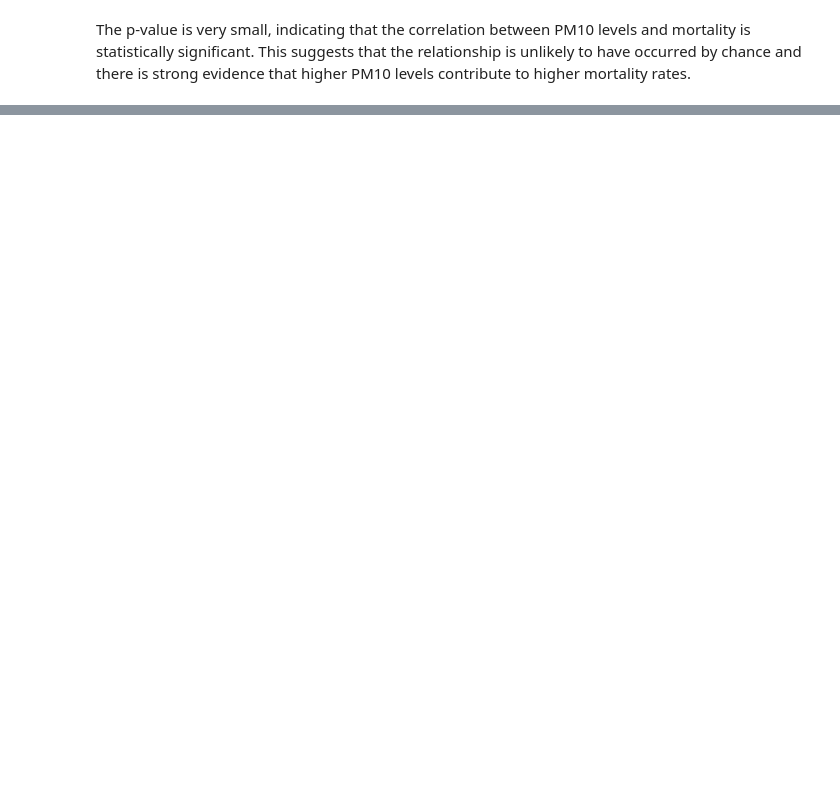
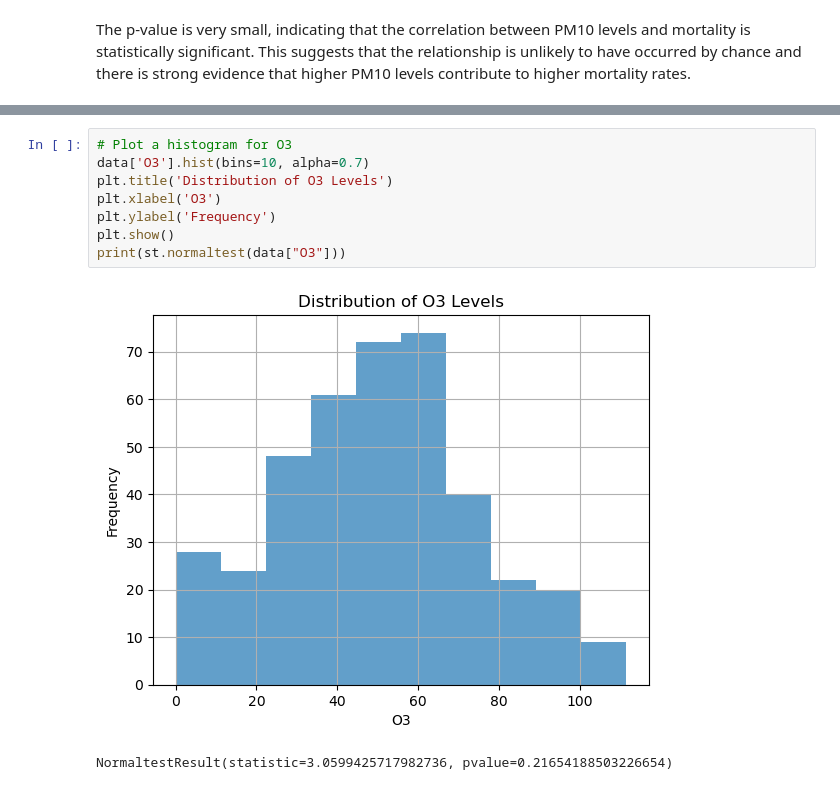
Before and after one commit to Golnaz8/airquality_vs_health, a Jupyter notebook: AirQuality_vs_Health/data_exploration.ipynb, the cells around one changed output, grey strips where cells are left out. Saved outputs shown, nothing was run; the diff lists cells and outputs as text; blank space fills up the shorter version.

```diff
--- a/AirQuality_vs_Health/data_exploration.ipynb
+++ b/AirQuality_vs_Health/data_exploration.ipynb
@@ -280,0 +368,11 @@ The p-value is very small, indicating that the correlation between PM10 levels a
+# %%
+# Plot a histogram for O3
+data['O3'].hist(bins=10, alpha=0.7)
+plt.title('Distribution of O3 Levels')
+plt.xlabel('O3')
+plt.ylabel('Frequency')
+plt.show()
+print(st.normaltest(data["O3"]))
+# %% [output]
+[figure, added]
+NormaltestResult(statistic=3.0599425717982736, pvalue=0.21654188503226654)
```
Also changed, not shown: parts of 41 cells of this notebook.
